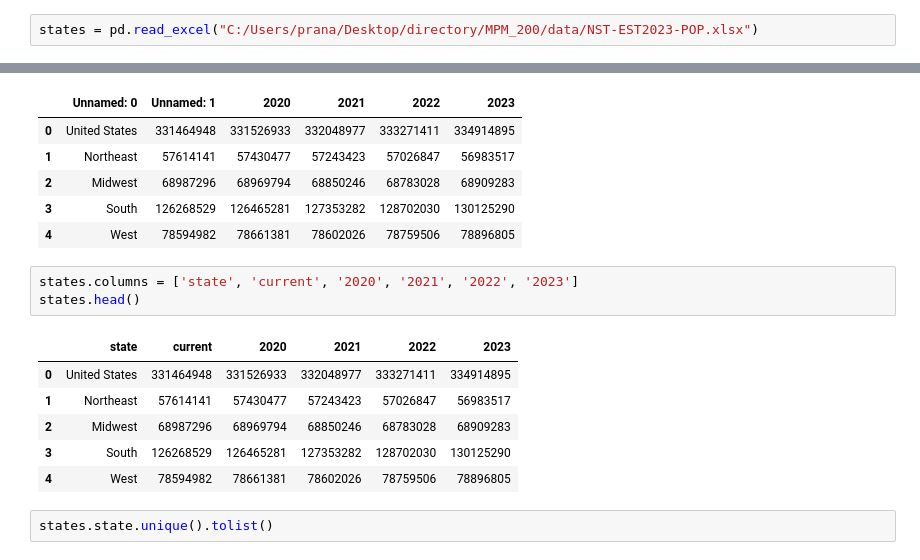
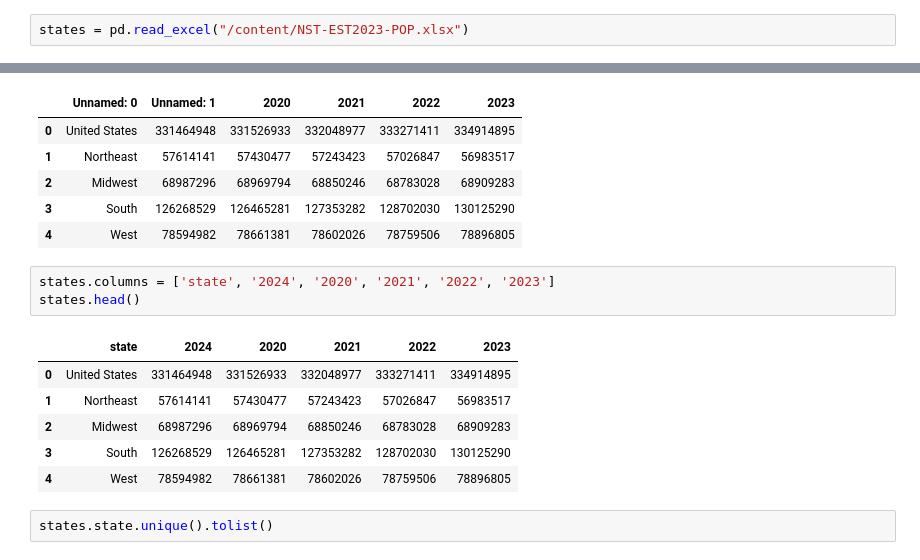
Before and after one commit to guptaayushi22/MPM_200_Gupta, a Jupyter notebook: Session 9/database_management_demo.ipynb, the cells around one changed output, grey strips where cells are left out. Saved outputs shown, nothing was run; the diff lists cells and outputs as text.

```diff
--- a/Session 9/database_management_demo.ipynb
+++ b/Session 9/database_management_demo.ipynb
@@ -156,7 +212,7 @@ df.groupby('state').agg({'positiveIncrease':'sum','totalTestResultsIncrease':'me
 # %% [markdown]
 ## Population of states
 # %%
-states = pd.read_excel("C:/Users/prana/Desktop/directory/MPM_200/data/NST-EST2023-POP.xlsx")
+states = pd.read_excel("/content/NST-EST2023-POP.xlsx")
 # %%
 states.head()
 # %% [output]
@@ -167,10 +223,10 @@ states.head()
 | 3 | South | 126268529 | 126465281 | 127353282 | 128702030 | 130125290 |
 | 4 | West | 78594982 | 78661381 | 78602026 | 78759506 | 78896805 |
 # %%
-states.columns = ['state', 'current', '2020', '2021', '2022', '2023']
+states.columns = ['state', '2024', '2020', '2021', '2022', '2023']
 states.head()
 # %% [output]
-|  | state | current | 2020 | 2021 | 2022 | 2023 |
+|  | state | 2024 | 2020 | 2021 | 2022 | 2023 |
 | 0 | United States | 331464948 | 331526933 | 332048977 | 333271411 | 334914895 |
 | 1 | Northeast | 57614141 | 57430477 | 57243423 | 57026847 | 56983517 |
 | 2 | Midwest | 68987296 | 68969794 | 68850246 | 68783028 | 68909283 |
```
Also changed, not shown: parts of 21 cells of this notebook.
